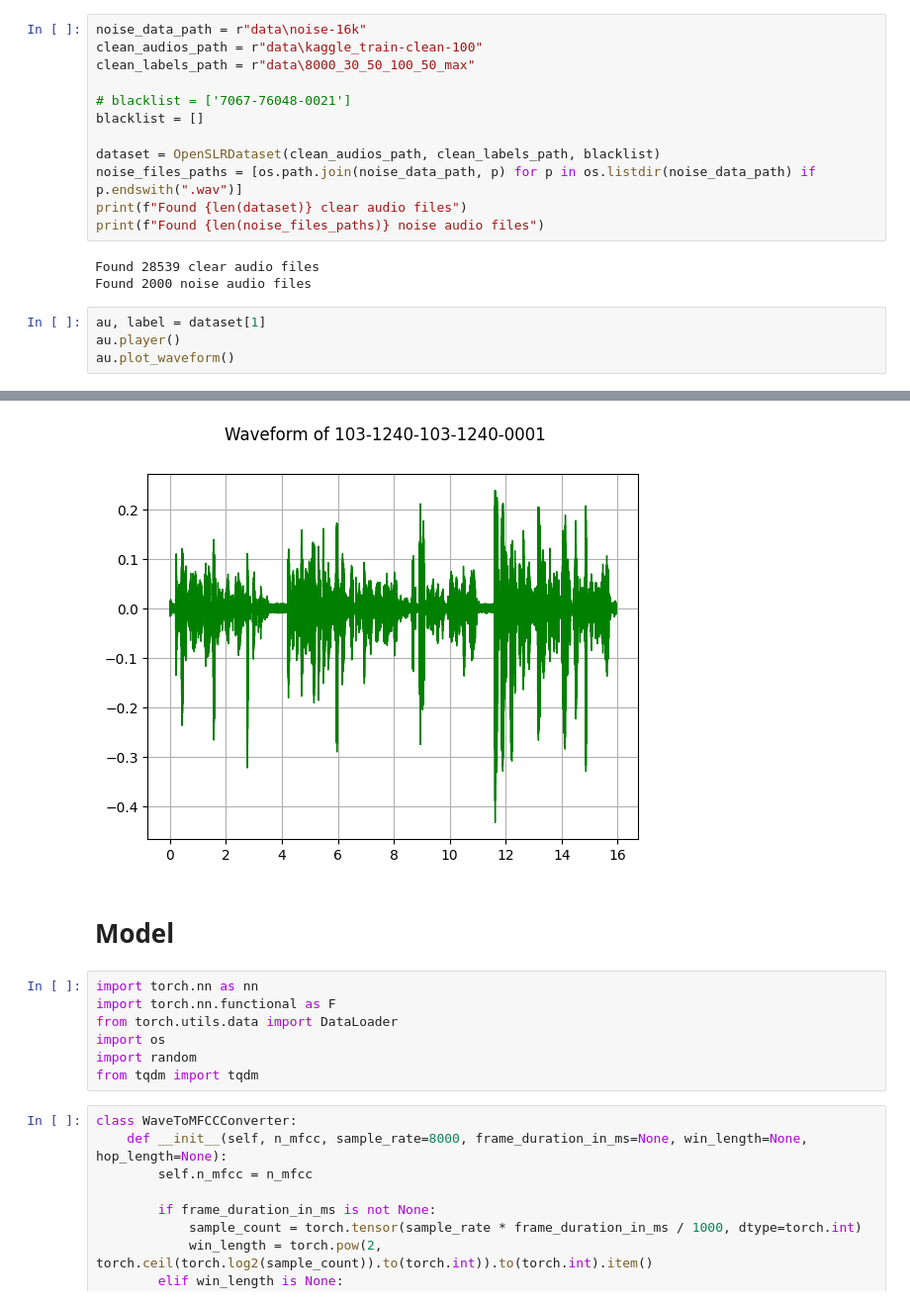
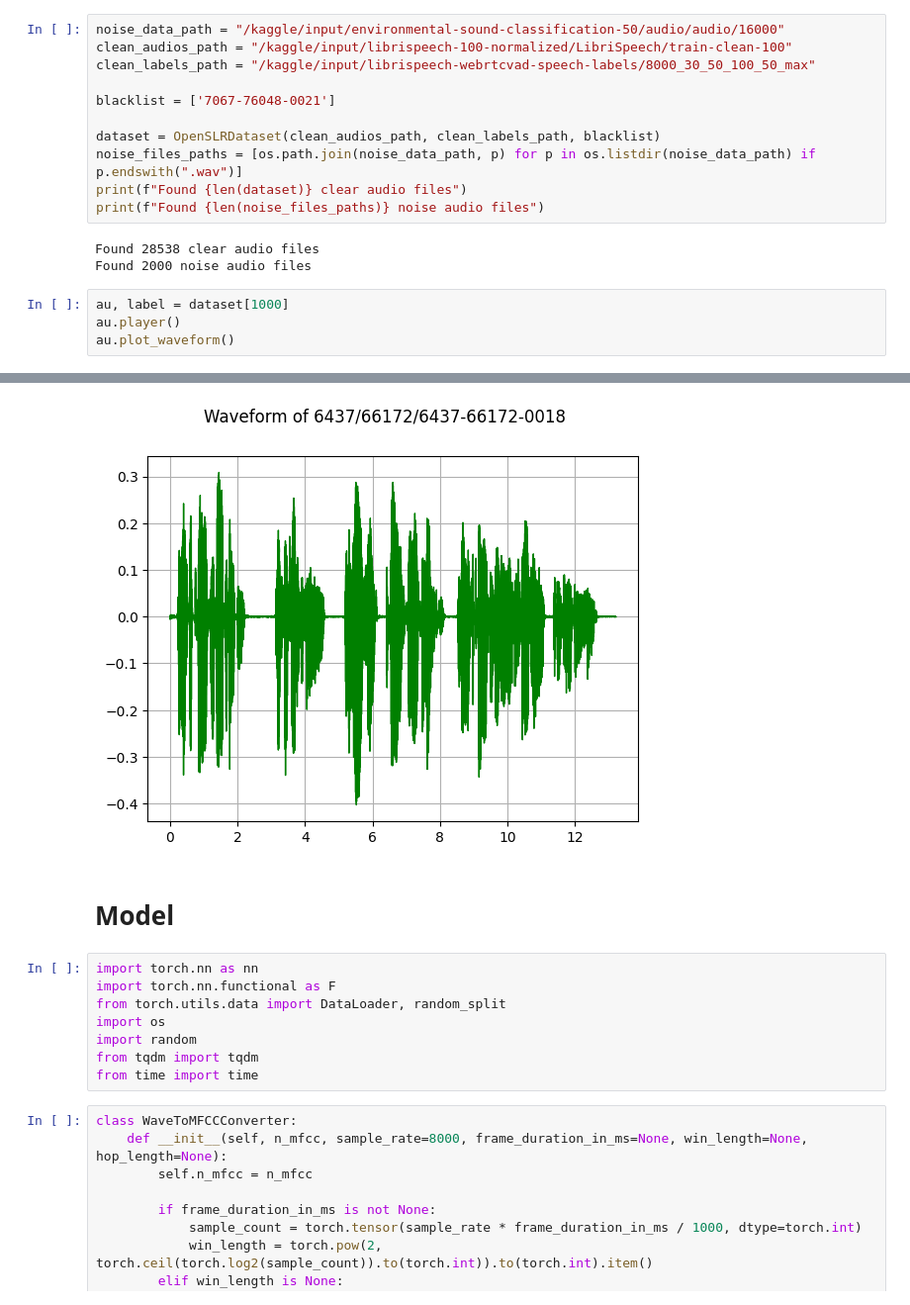
Before and after one commit to Grigor2003/Voice-Activity-Detection, a Jupyter notebook: gru-1.ipynb, the cells around one changed output, grey strips where cells are left out. Shown at 99% size. Saved outputs shown, nothing was run; the diff lists cells and outputs as text.

```diff
--- a/gru-1.ipynb
+++ b/gru-1.ipynb
@@ -12,34 +237,34 @@ from audio_utils import *
 # %%
-noise_data_path = r"data\noise-16k"
-clean_audios_path = r"data\kaggle_train-clean-100"
-clean_labels_path = r"data\8000_30_50_100_50_max"
+noise_data_path = "/kaggle/input/environmental-sound-classification-50/audio/audio/16000"
+clean_audios_path = "/kaggle/input/librispeech-100-normalized/LibriSpeech/train-clean-100"
+clean_labels_path = "/kaggle/input/librispeech-webrtcvad-speech-labels/8000_30_50_100_50_max"
 
-# blacklist = ['7067-76048-0021']
-blacklist = []
+blacklist = ['7067-76048-0021']
 
 dataset = OpenSLRDataset(clean_audios_path, clean_labels_path, blacklist)
 noise_files_paths = [os.path.join(noise_data_path, p) for p in os.listdir(noise_data_path) if p.endswith(".wav")]
 print(f"Found {len(dataset)} clear audio files")
 print(f"Found {len(noise_files_paths)} noise audio files")
 # %% [output]
-Found 28539 clear audio files
+Found 28538 clear audio files
 Found 2000 noise audio files
 # %%
-au, label = dataset[1]
+au, label = dataset[1000]
 au.player()
 au.plot_waveform()
 # %% [output]
 [interactive output not drawn]
-[figure, old version]
+[figure, new version]
 # %% [markdown]
 # Model
 # %%
 import torch.nn as nn
 import torch.nn.functional as F
-from torch.utils.data import DataLoader
+from torch.utils.data import DataLoader, random_split
 import os
 import random
 from tqdm import tqdm
+from time import time
 # %%
 class WaveToMFCCConverter:
     def __init__(self, n_mfcc, sample_rate=8000, frame_duration_in_ms=None, win_length=None, hop_length=None):
```
Also changed, not shown: parts of 14 cells of this notebook, 3 other files.
